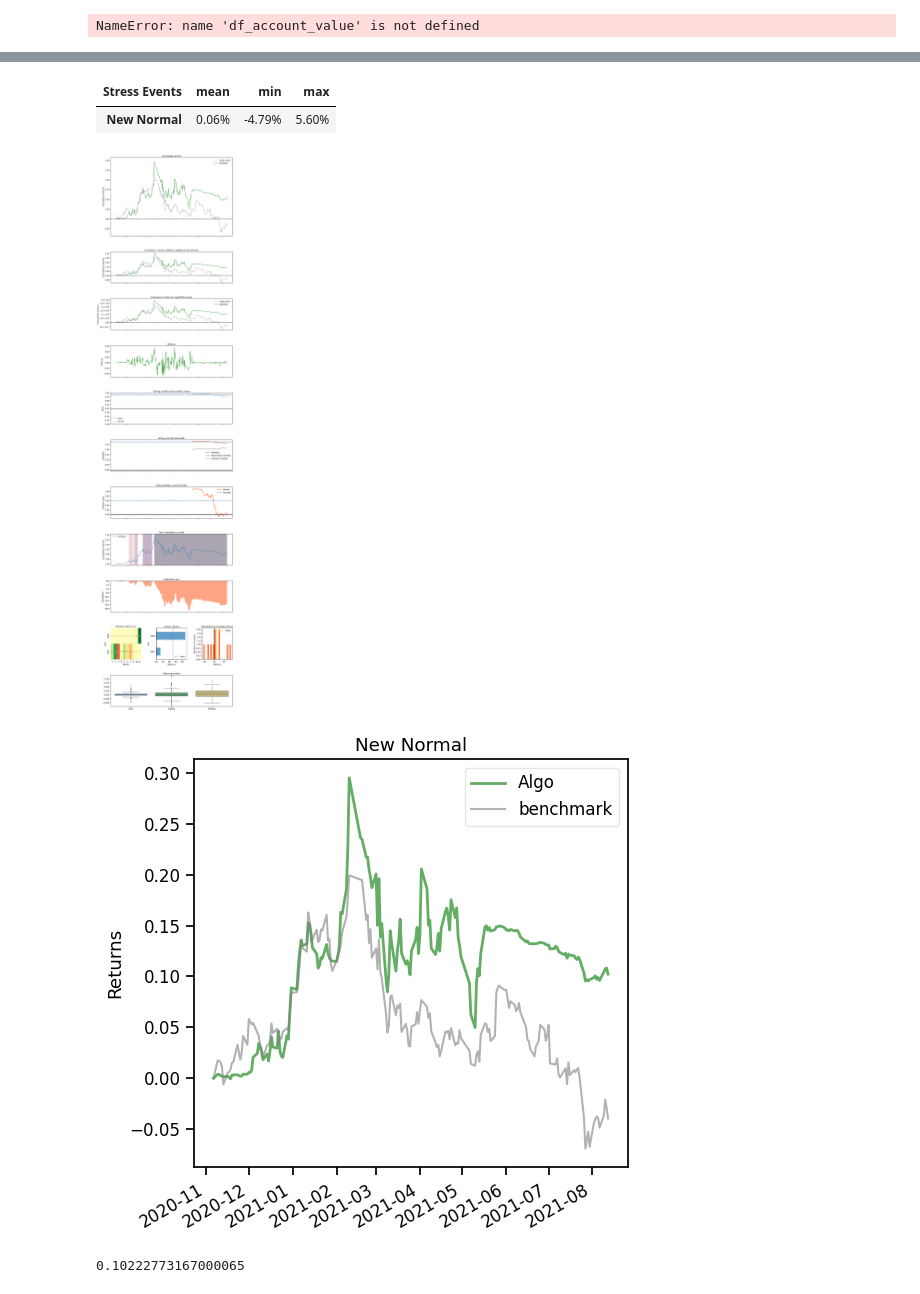
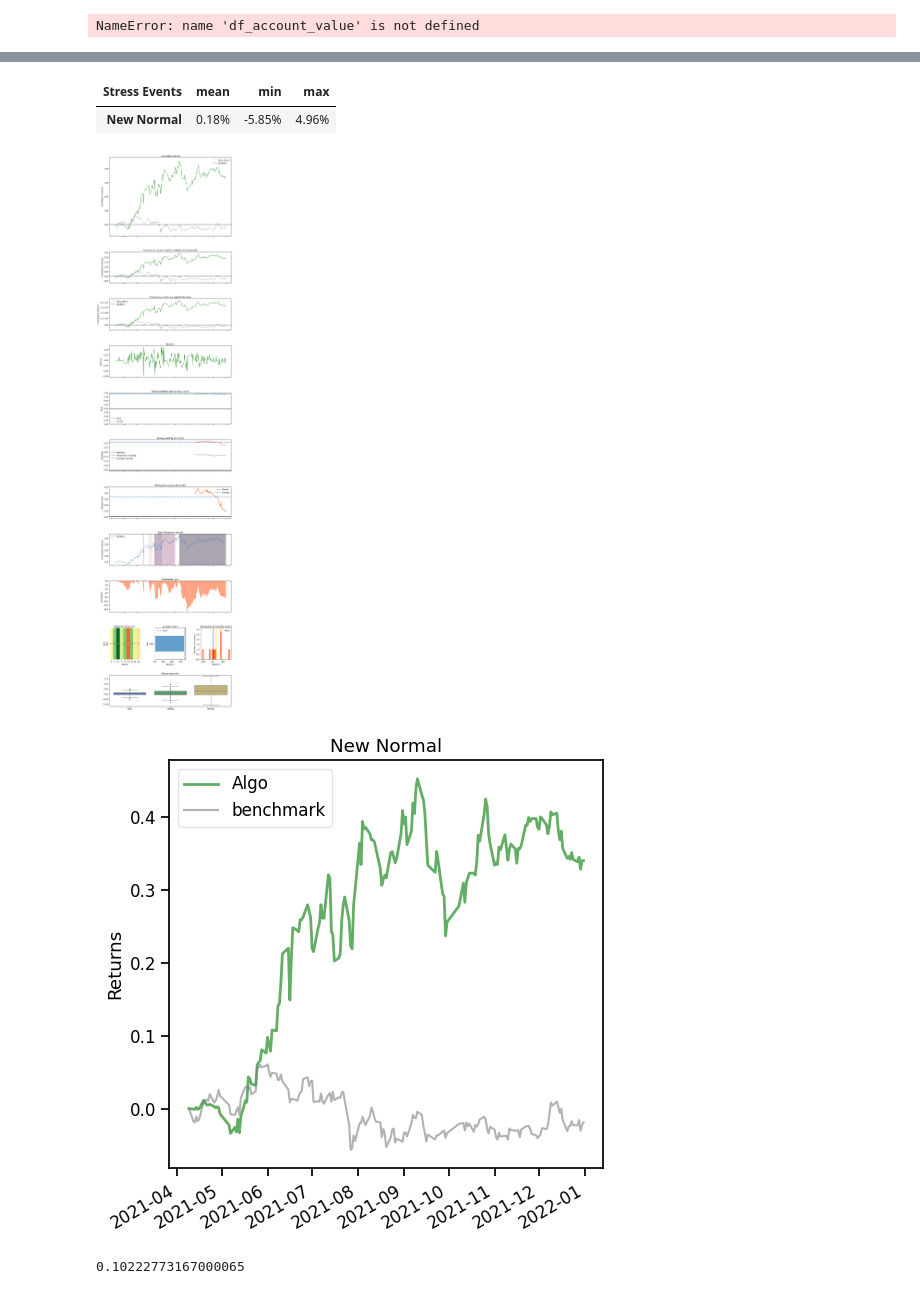
Before and after one commit to daniel620/DRL-for-QT, a Jupyter notebook: main/ResMom15Tech/DRL_fast.ipynb, the cells around one changed output, grey strips where cells are left out. Saved outputs shown, nothing was run; the diff lists cells and outputs as text; code cells hidden in the pictures.

Commit message:
Train DRL

```diff
--- a/main/ResMom15Tech/DRL_fast.ipynb
+++ b/main/ResMom15Tech/DRL_fast.ipynb
@@ -69,10 +69,10 @@ check_and_make_directories([DATA_SAVE_DIR, TRAINED_MODEL_DIR, TENSORBOARD_LOG_DI
 # TEST_END_DATE = '2023-01-01'
 # processed = pd.read_csv('datasets/SSE_processed.csv')
 TRAIN_START_DATE='2016-01-01'
-TRAIN_END_DATE='2020-06-01'
-TEST_START_DATE='2020-06-01'
+TRAIN_END_DATE='2021-01-01'
+TEST_START_DATE='2021-01-01'
 # TEST_END_DATE='2023-01-01'
-TEST_END_DATE='2022-01-01'
+TEST_END_DATE='2023-01-01'
 
 
 processed = pd.read_csv('datasets/processed_technical_indicators.csv')
@@ -245,3 +248,6 @@ Text(0, 0.5, 'Account Value')
+# %%
+new_end_date = '2022-01-01'
+df_account_value = df_account_value[df_account_value['date'] <= new_end_date]
 # %%
 print("==============Get Backtest Results===========")
 now = datetime.datetime.now().strftime('%Y%m%d-%Hh%M')
@@ -266,8 +272,8 @@ Daily value at risk   -0.033411
 dtype: float64
 # %%
 print("==============Get Baseline Stats===========")
-baseline_df = pd.read_csv('datasets/SSE_50_Index.csv')
-
+baseline_df = pd.read_csv('../ResMom15Macro/datasets/csi300.csv')
+baseline_df = baseline_df[baseline_df['date'] <= new_end_date]
 stats = backtest_stats(baseline_df, value_col_name = 'close')
 # %% [output]
 ==============Get Baseline Stats===========
@@ -292,7 +298,7 @@ print("==============Compare to SSE 50 Index===========")
 # Dow Jones Index: ^DJI
 # NASDAQ 100: ^NDX
 backtest_plot(df_account_value,
-              baseline_ticker = 'SSE 50 Index',
+              baseline_ticker = 'CSI300',
               baseline_start = df_account_value.loc[0,'date'],
               baseline_end = df_account_value.loc[len(df_account_value)-1,'date'], baseline_df = baseline_df)
 # %% [output]
@@ -325,7 +331,7 @@ backtest_plot(df_account_value,
 | Stress Events | mean | min | max |
-| New Normal | 0.06% | -4.79% | 5.60% |
+| New Normal | 0.18% | -5.85% | 4.96% |
-[figure, old version]
+[figure, new version]
-[figure, old version]
+[figure, new version]
 # %%
 total_return_rate
 # %% [output]
```
Also changed, not shown: parts of 7 cells of this notebook, 7 other files.
